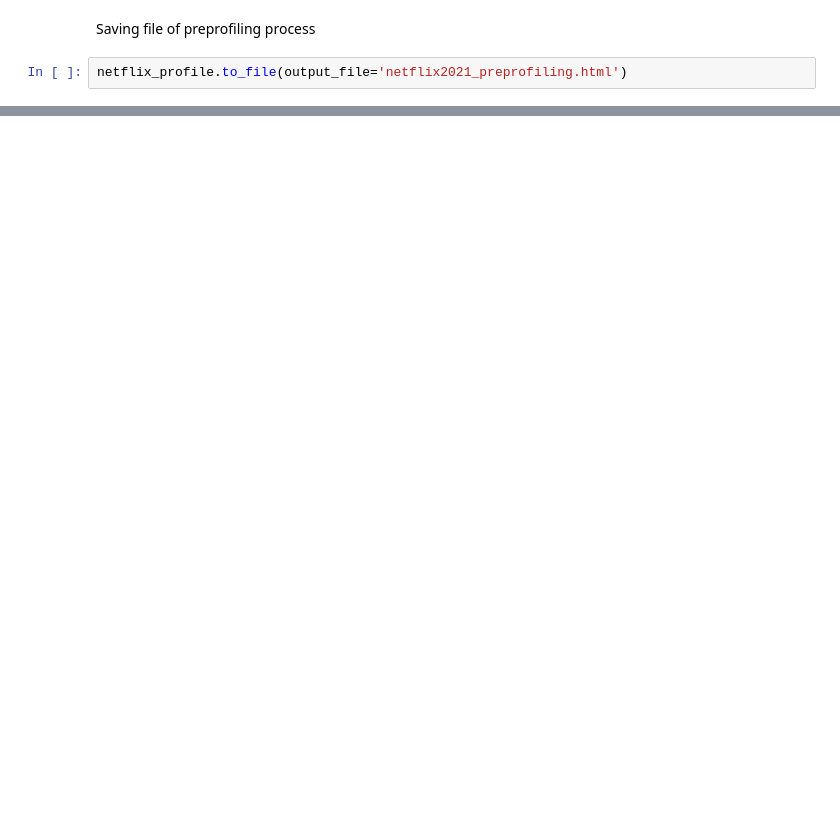
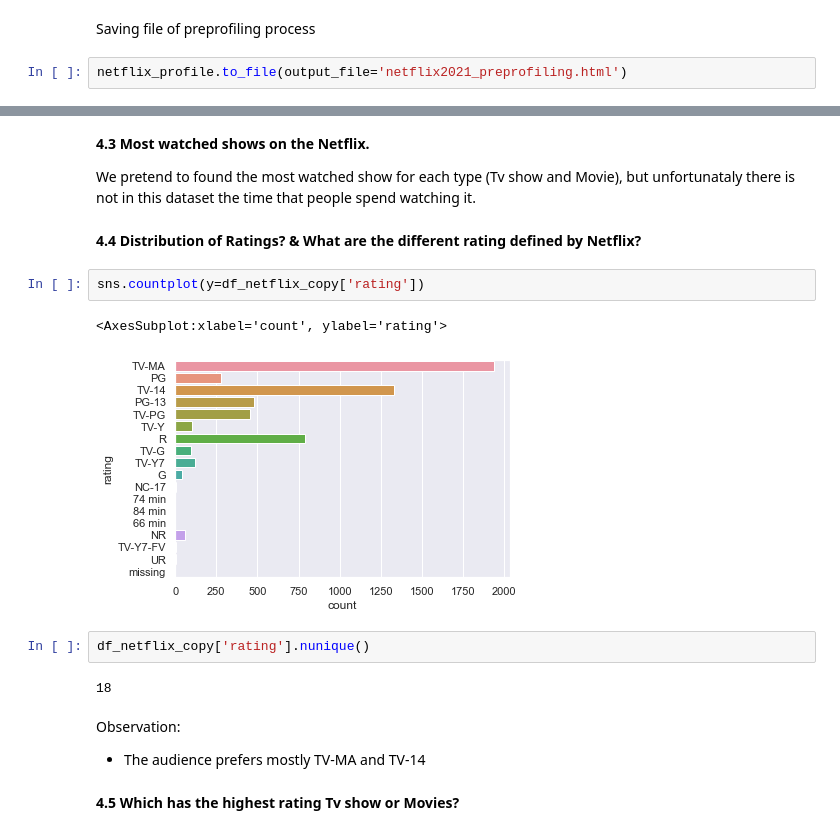
Before and after one commit to esthefaniagapito/Exploratory_Data_Analysis_EDA, a Jupyter notebook: EDA_Classes/EDA_Netflix.ipynb, the cells around one changed output, grey strips where cells are left out. Cells and saved outputs as stored; diff of their text form; blank space fills up the shorter version.

```diff
--- a/EDA_Classes/EDA_Netflix.ipynb
+++ b/EDA_Classes/EDA_Netflix.ipynb
@@ -320,0 +393,21 @@ netflix_profile.to_file(output_file='netflix2021_preprofiling.html')
+# %% [markdown]
+**4.3 Most watched shows on the Netflix.**
+
+We pretend to found the most watched show for each type (Tv show and Movie),
+but unfortunataly there is not in this dataset the time that people spend watching it.
+# %% [markdown]
+**4.4 Distribution of Ratings? & What are the different rating defined by Netflix?**
+# %%
+sns.countplot(y=df_netflix_copy['rating'])
+# %% [output]
+<AxesSubplot:xlabel='count', ylabel='rating'>
+[figure, added]
+# %%
+df_netflix_copy['rating'].nunique()
+# %% [output]
+18
+# %% [markdown]
+Observation:
+- The audience prefers mostly TV-MA and TV-14
+# %% [markdown]
+**4.5 Which has the highest rating Tv show or Movies?**
```
Also changed, not shown: parts of 24 cells of this notebook.
